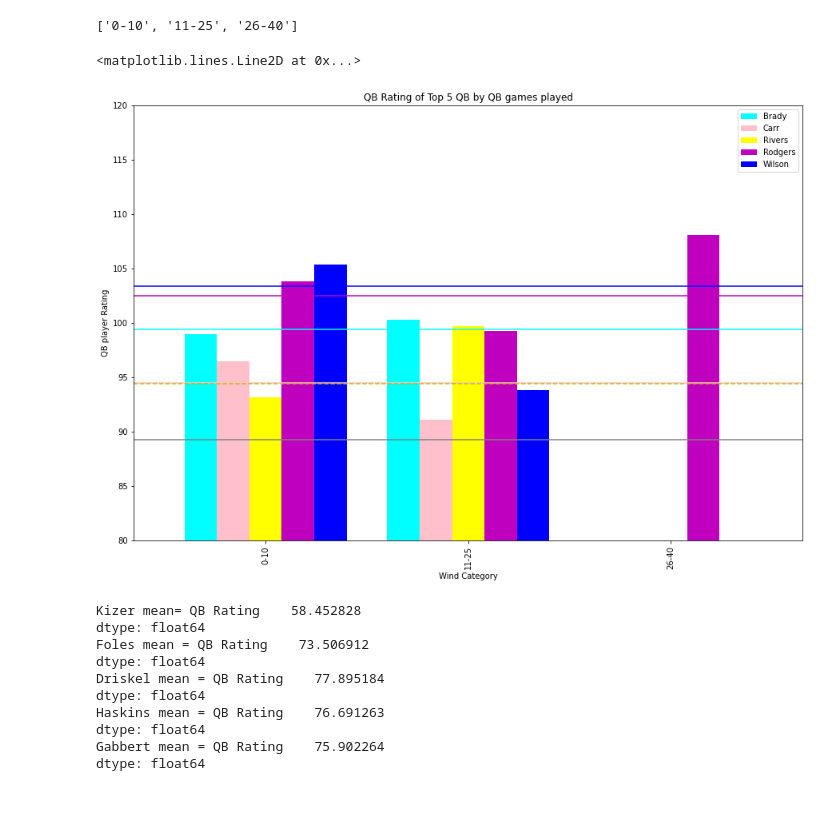
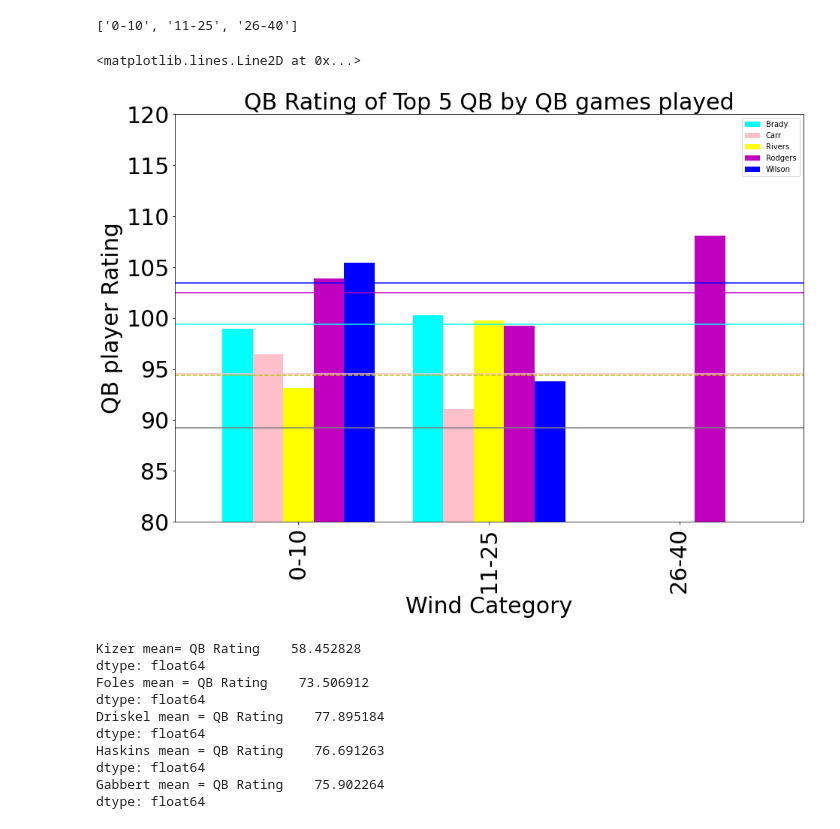
Before and after one commit to nblaul/Project-1, a Jupyter notebook: Project1-Jennifergraphs.ipynb, the cells around one changed output. Saved outputs shown, nothing was run; the diff lists cells and outputs as text; code cells hidden in the pictures; blank space fills up the shorter version.

```diff
--- a/Project1-Jennifergraphs.ipynb
+++ b/Project1-Jennifergraphs.ipynb
@@ -354,3 +389,9 @@ Power_divergenceResult(statistic=1.7096431367253235, pvalue=0.6347920379455683)
 # %%
 #for ANOVA
 #comparison_df.boxplot("QB_Rating", by="weather", figsize=(20, 10))
+# %%
+QB_lowtemp_index=QB_df.set_index("lastName").groupby(["lastName"])
+QB_lowtemp_df = QB_df[["lastName", "Temperature Category"]]
+Avg_temp_df=QB_lowtemp_index["Temperature Category"]
+
+Avg_temp_df.value_counts().head(500)
@@ -547,20 +663,20 @@ final_wind_game_df = pd.DataFrame({}, index=list(temp_group.index))
 for idx,row in qb_wind_game_df.iterrows():
     final_wind_game_df.loc[row["Wind Category"], row["lastName"]] = row["QB Rating"]
 # %%
-final_wind_game_df.plot(kind="bar", width = .8, ylim= (80, 120), figsize = (15, 10), color= {"Brady": "cyan", "Carr": "pink", "Rivers": "yellow", "Rodgers": "m", "Wilson": "b"})
-plt.title("QB Rating of Top 5 QB by QB games played")
-plt.xlabel("Wind Category")
-plt.ylabel("QB player Rating")
+final_wind_game_df.plot(kind="bar", width = .8, ylim= (80, 120), figsize = (15, 10), fontsize=30, color= {"Brady": "cyan", "Carr": "pink", "Rivers": "yellow", "Rodgers": "m", "Wilson": "b"})
+plt.title("QB Rating of Top 5 QB by QB games played", fontsize=30)
+plt.xlabel("Wind Category", fontsize=30)
+plt.ylabel("QB player Rating", fontsize=30)
 
 plt.axhline(y=QB_overall_mean, color="gray", linestyle = '-')
 plt.axhline(y=99.4, color="cyan", linestyle = '-')
 plt.axhline(y=94.5, color="pink", linestyle = '-')
 plt.axhline(y=94.4, color="y", linestyle = '--')
 plt.axhline(y=102.5, color="m", linestyle = '-')
 plt.axhline(y=103.4, color="b", linestyle = '-')
 # %% [output]
 <matplotlib.lines.Line2D at 0x...>
-[figure, old version]
+[figure, new version]
 # %%
 #bottom 5 by games rating with 10+ games
 bottom_five_rating=["Kizer", "Foles", "Driskel", "Haskins", "Gabbert"]
```
Also changed, not shown: parts of 19 cells of this notebook.
